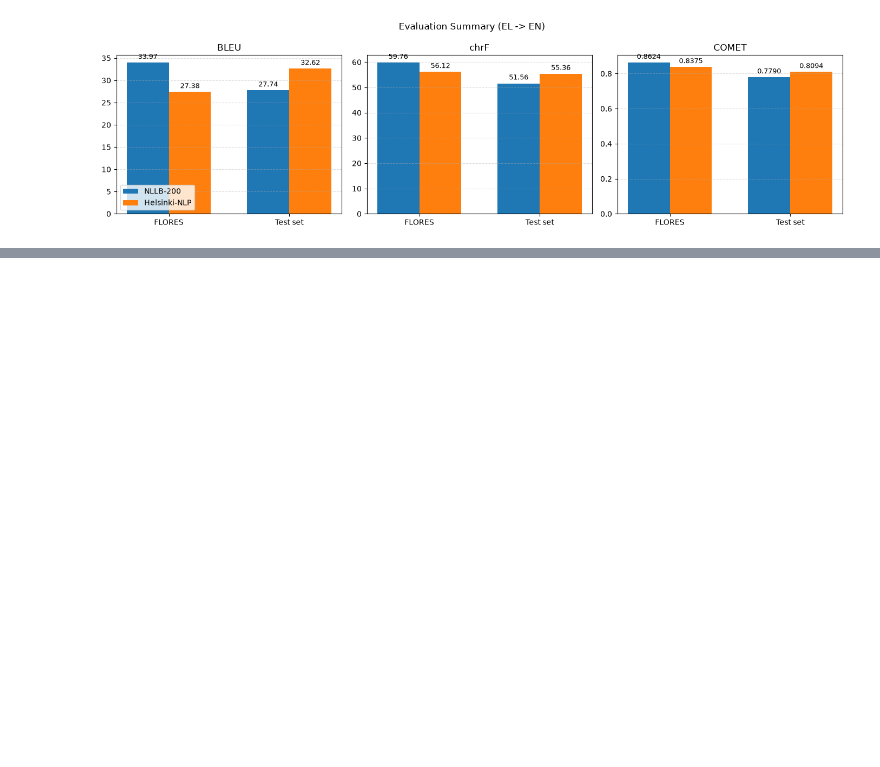
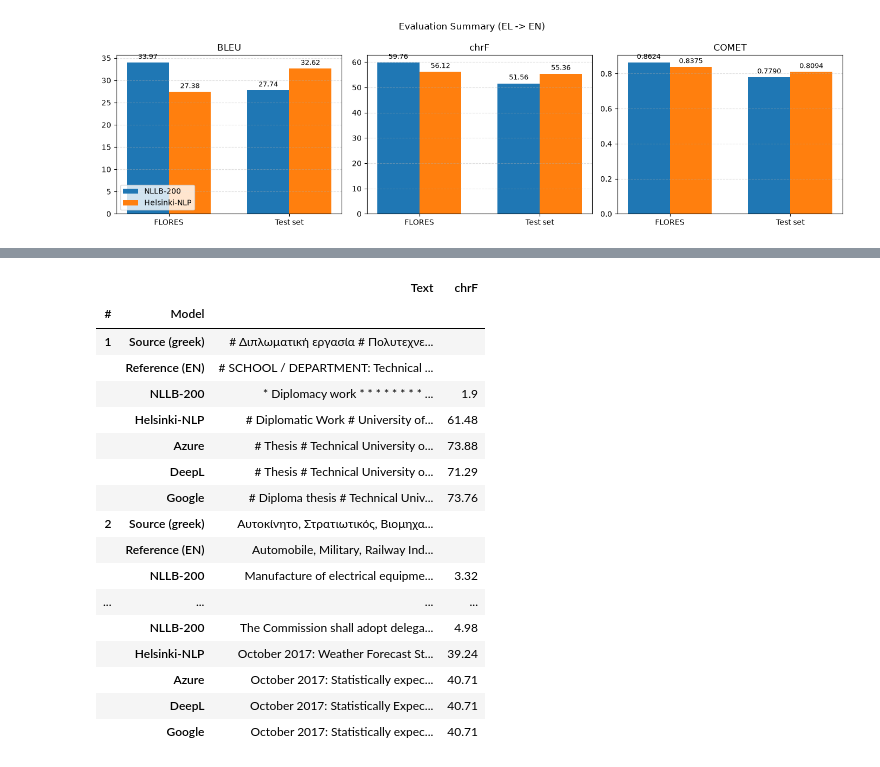
Before and after one commit to katerinadefto-svg/Machine-Translation-Group-Project-1, a Jupyter notebook: flores_evaluation.ipynb, the cells around one changed output, grey strips where cells are left out. Cells and saved outputs as stored; diff of their text form; code cells hidden in the pictures; blank space fills up the shorter version.

```diff
--- a/flores_evaluation.ipynb
+++ b/flores_evaluation.ipynb
@@ -248,0 +325,44 @@ plt.show()
+# %%
+# Δικό μας Test set: 5 προτάσεις με το χαμηλότερο chrF
+test_scores = []
+for i in range(len(test_source)):
+    s_nllb = sacrebleu.sentence_chrf(fb_nllb_test[i].lower(), [test_ref[i].lower()]).score
+    s_helsinki = sacrebleu.sentence_chrf(helsinki_nlp_test[i].lower(), [test_ref[i].lower()]).score
+    s_azure = sacrebleu.sentence_chrf(azure_translations[i].lower(), [test_ref[i].lower()]).score
+    s_deepl = sacrebleu.sentence_chrf(deepl_translations[i].lower(), [test_ref[i].lower()]).score
+    s_google = sacrebleu.sentence_chrf(google_translations[i].lower(), [test_ref[i].lower()]).score
+    test_scores.append((min(s_nllb, s_helsinki, s_azure, s_deepl, s_google), i, s_nllb, s_helsinki, s_azure, s_deepl, s_google))
+
+test_scores.sort()
+
+rows = []
+for n, (_, i, s_nllb, s_helsinki, s_azure, s_deepl, s_google) in enumerate(test_scores[:5], 1):
+    rows.append((n, "Source (greek)", test_source[i], ""))
+    rows.append((n, "Reference (EN)", test_ref[i], ""))
+    rows.append((n, "NLLB-200", fb_nllb_test[i], round(s_nllb, 2)))
+    rows.append((n, "Helsinki-NLP", helsinki_nlp_test[i], round(s_helsinki, 2)))
+    rows.append((n, "Azure", azure_translations[i], round(s_azure, 2)))
+    rows.append((n, "DeepL", deepl_translations[i], round(s_deepl, 2)))
+    rows.append((n, "Google", google_translations[i], round(s_google, 2)))
+
+test_examples = pd.DataFrame(rows, columns=["#", "Model", "Text", "chrF"]).set_index(["#", "Model"])
+test_examples
+# %% [output]
+|  |  | Text | chrF |
+| # | Model |  |  |
+| 1 | Source (greek) | # Διπλωματική εργασία # Πολυτεχνε... |  |
+|  | Reference (EN) | # SCHOOL / DEPARTMENT: Technical ... |  |
+|  | NLLB-200 | * Diplomacy work * * * * * * * * ... | 1.9 |
+|  | Helsinki-NLP | # Diplomatic Work # University of... | 61.48 |
+|  | Azure | # Thesis # Technical University o... | 73.88 |
+|  | DeepL | # Thesis # Technical University o... | 71.29 |
+|  | Google | # Diploma thesis # Technical Univ... | 73.76 |
+| 2 | Source (greek) | Αυτοκίνητο, Στρατιωτικός, Βιομηχα... |  |
+|  | Reference (EN) | Automobile, Military, Railway Ind... |  |
+|  | NLLB-200 | Manufacture of electrical equipme... | 3.32 |
+| ... | ... | ... | ... |
+|  | NLLB-200 | The Commission shall adopt delega... | 4.98 |
+|  | Helsinki-NLP | October 2017: Weather Forecast St... | 39.24 |
+|  | Azure | October 2017: Statistically expec... | 40.71 |
+|  | DeepL | October 2017: Statistically Expec... | 40.71 |
+|  | Google | October 2017: Statistically expec... | 40.71 |
```
Also changed, not shown: parts of 9 cells of this notebook, 2 other files.
